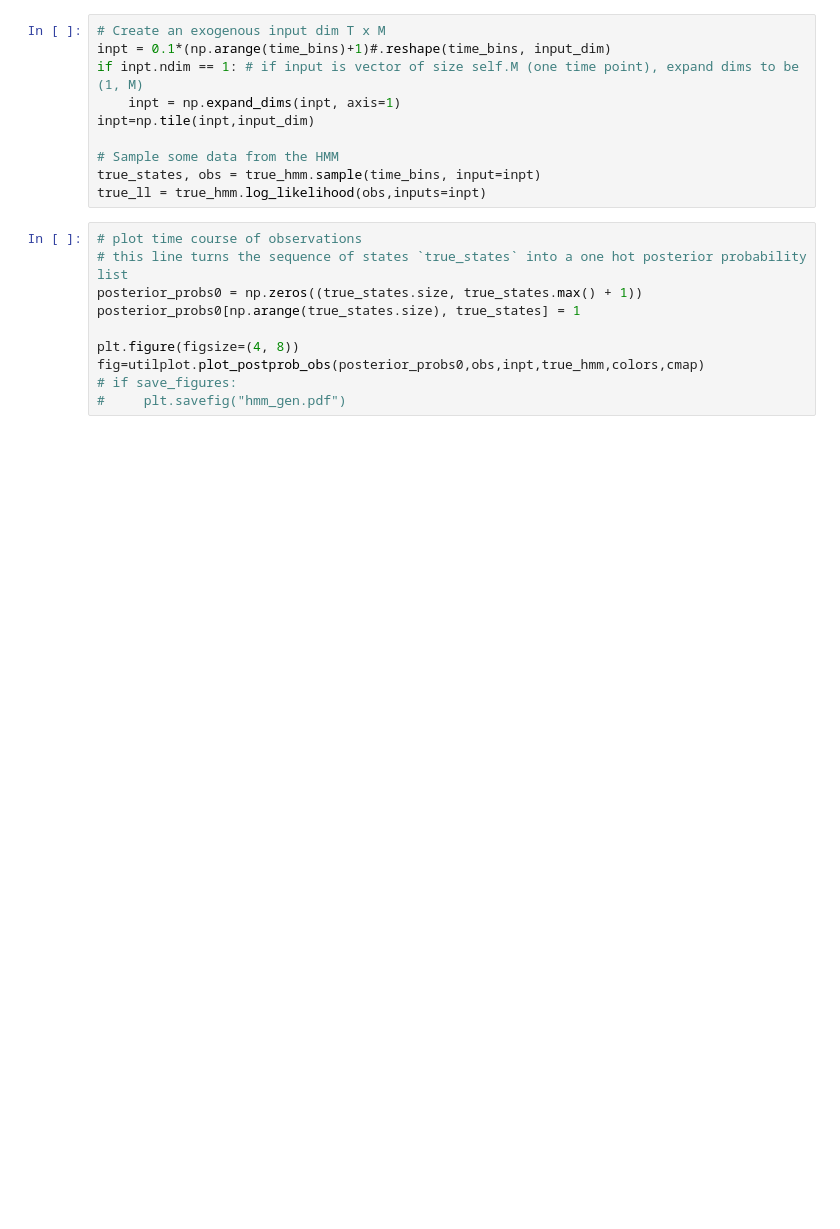
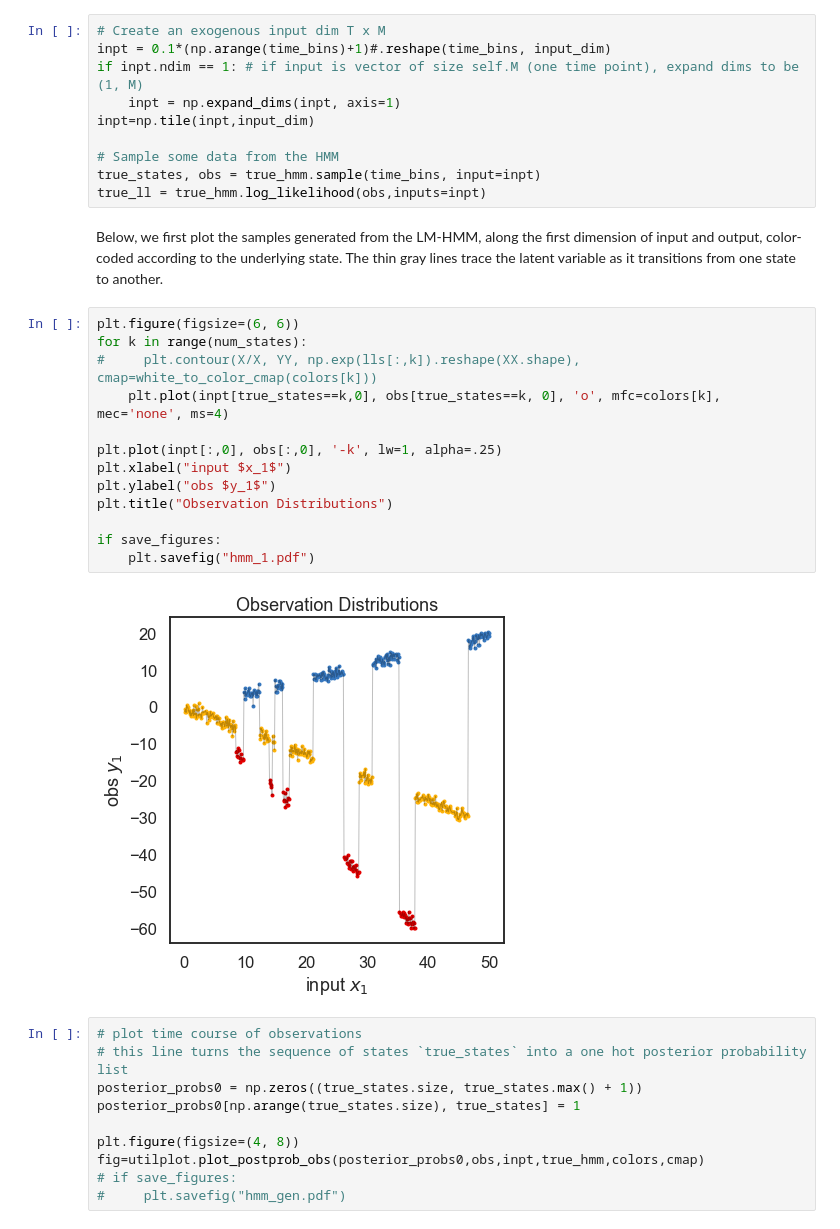
Before and after one commit to mazzulab/ssm, a Jupyter notebook: notebooks/2c Input-driven linear model (LM-HMM).ipynb, the cells around one changed output. Drawn from its saved outputs; the diff is of its cells as text; blank space fills up the shorter version.

```diff
--- a/notebooks/2c Input-driven linear model (LM-HMM).ipynb
+++ b/notebooks/2c Input-driven linear model (LM-HMM).ipynb
@@ -125,6 +145,23 @@ inpt=np.tile(inpt,input_dim)
 # Sample some data from the HMM
 true_states, obs = true_hmm.sample(time_bins, input=inpt)
 true_ll = true_hmm.log_likelihood(obs,inputs=inpt)
+# %% [markdown]
+Below, we first plot the samples generated from the LM-HMM, along the first dimension of input and output, color-coded according to the underlying state. The thin gray lines trace the latent variable as it transitions from one state to another.
+# %%
+plt.figure(figsize=(6, 6))
+for k in range(num_states):
+#     plt.contour(X/X, YY, np.exp(lls[:,k]).reshape(XX.shape), cmap=white_to_color_cmap(colors[k]))
+    plt.plot(inpt[true_states==k,0], obs[true_states==k, 0], 'o', mfc=colors[k], mec='none', ms=4)
+
+plt.plot(inpt[:,0], obs[:,0], '-k', lw=1, alpha=.25)
+plt.xlabel("input $x_1$")
+plt.ylabel("obs $y_1$")
+plt.title("Observation Distributions")
+
+if save_figures:
+    plt.savefig("hmm_1.pdf")
+# %% [output]
+[figure, added]
 # %%
 # plot time course of observations
 # this line turns the sequence of states `true_states` into a one hot posterior probability list
```
Also changed, not shown: parts of 3 cells of this notebook.
